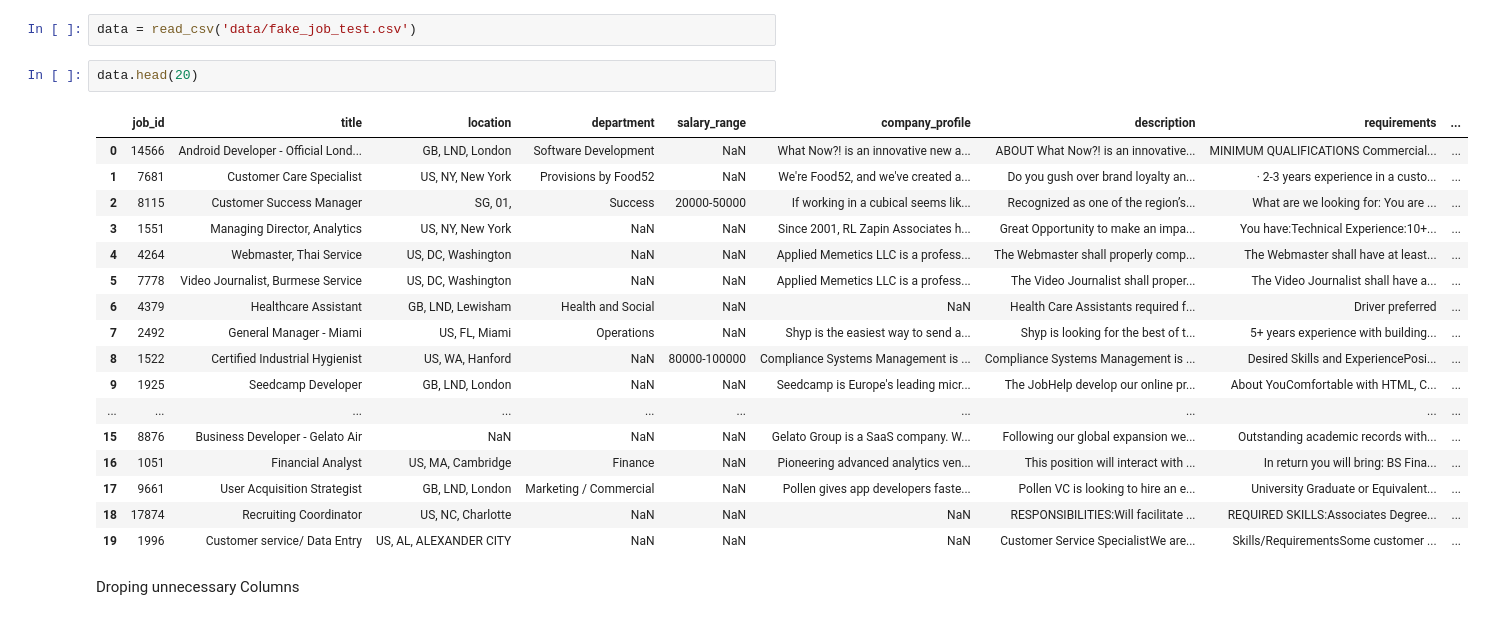
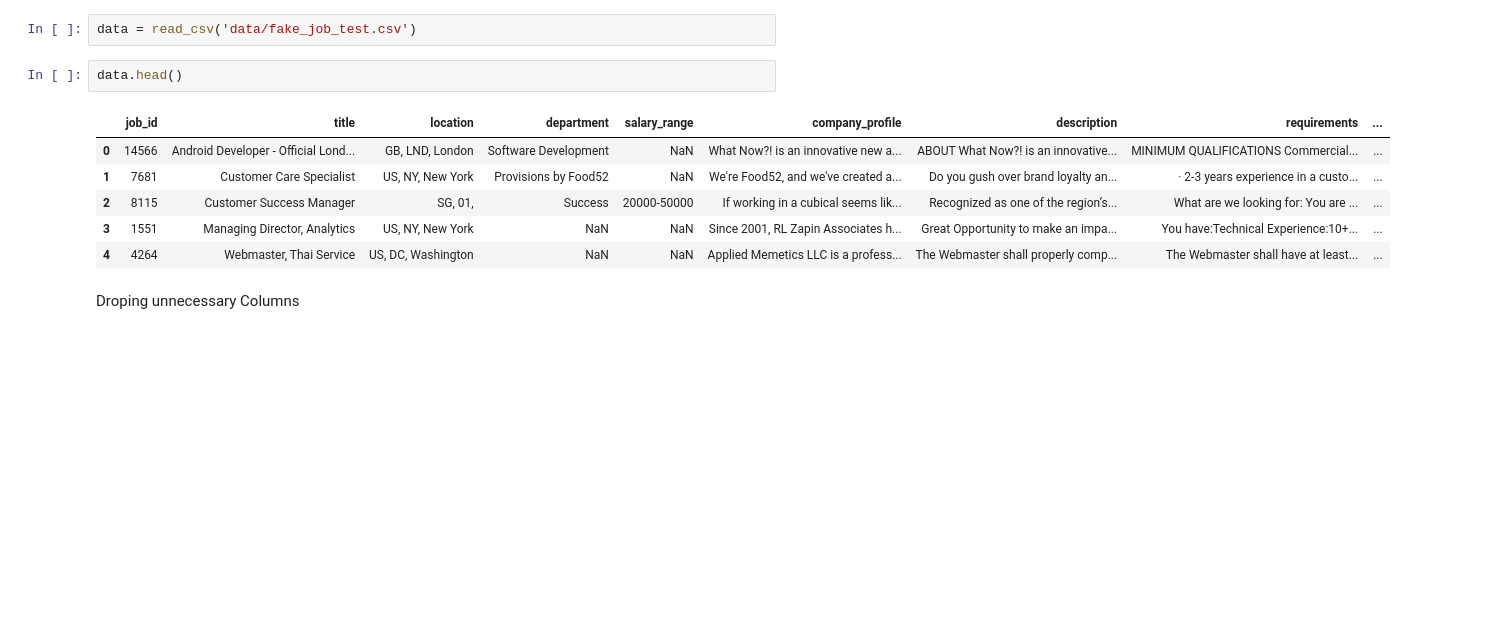
Before and after one commit to Akhilesh1902/fake_job_pred, a Jupyter notebook: fakeJob_test.ipynb, the cells around one changed output. Saved outputs shown, nothing was run; the diff lists cells and outputs as text; blank space fills up the shorter version.

```diff
--- a/fakeJob_test.ipynb
+++ b/fakeJob_test.ipynb
@@ -18,25 +18,14 @@ def read_csv(path):
 # %%
 data = read_csv('data/fake_job_test.csv')
 # %%
-data.head(20)
+data.head()
 # %% [output]
 |  | job_id | title | location | department | salary_range | company_profile | description | requirements | ... |
 | 0 | 14566 | Android Developer - Official Lond... | GB, LND, London | Software Development | NaN | What Now?! is an innovative new a... | ABOUT What Now?! is an innovative... | MINIMUM QUALIFICATIONS Commercial... | ... |
 | 1 | 7681 | Customer Care Specialist | US, NY, New York | Provisions by Food52 | NaN | We're Food52, and we've created a... | Do you gush over brand loyalty an... | · 2-3 years experience in a custo... | ... |
 | 2 | 8115 | Customer Success Manager | SG, 01, | Success | 20000-50000 | If working in a cubical seems lik... | Recognized as one of the region’s... | What are we looking for: You are ... | ... |
 | 3 | 1551 | Managing Director, Analytics | US, NY, New York | NaN | NaN | Since 2001, RL Zapin Associates h... | Great Opportunity to make an impa... | You have:Technical Experience:10+... | ... |
 | 4 | 4264 | Webmaster, Thai Service | US, DC, Washington | NaN | NaN | Applied Memetics LLC is a profess... | The Webmaster shall properly comp... | The Webmaster shall have at least... | ... |
-| 5 | 7778 | Video Journalist, Burmese Service | US, DC, Washington | NaN | NaN | Applied Memetics LLC is a profess... | The Video Journalist shall proper... | The Video Journalist shall have a... | ... |
-| 6 | 4379 | Healthcare Assistant | GB, LND, Lewisham | Health and Social | NaN | NaN | Health Care Assistants required f... | Driver preferred | ... |
-| 7 | 2492 | General Manager - Miami | US, FL, Miami | Operations | NaN | Shyp is the easiest way to send a... | Shyp is looking for the best of t... | 5+ years experience with building... | ... |
-| 8 | 1522 | Certified Industrial Hygienist | US, WA, Hanford | NaN | 80000-100000 | Compliance Systems Management is ... | Compliance Systems Management is ... | Desired Skills and ExperiencePosi... | ... |
-| 9 | 1925 | Seedcamp Developer | GB, LND, London | NaN | NaN | Seedcamp is Europe's leading micr... | The JobHelp develop our online pr... | About YouComfortable with HTML, C... | ... |
-| ... | ... | ... | ... | ... | ... | ... | ... | ... | ... |
-| 15 | 8876 | Business Developer - Gelato Air | NaN | NaN | NaN | Gelato Group is a SaaS company. W... | Following our global expansion we... | Outstanding academic records with... | ... |
-| 16 | 1051 | Financial Analyst | US, MA, Cambridge | Finance | NaN | Pioneering advanced analytics ven... | This position will interact with ... | In return you will bring: BS Fina... | ... |
-| 17 | 9661 | User Acquisition Strategist | GB, LND, London | Marketing / Commercial | NaN | Pollen gives app developers faste... | Pollen VC is looking to hire an e... | University Graduate or Equivalent... | ... |
-| 18 | 17874 | Recruiting Coordinator | US, NC, Charlotte | NaN | NaN | NaN | RESPONSIBILITIES:Will facilitate ... | REQUIRED SKILLS:Associates Degree... | ... |
-| 19 | 1996 | Customer service/ Data Entry | US, AL, ALEXANDER CITY | NaN | NaN | NaN | Customer Service SpecialistWe are... | Skills/RequirementsSome customer ... | ... |
 # %% [markdown]
 Droping unnecessary Columns
 # %%
```
Also changed, not shown: parts of 4 cells of this notebook, 4 other files.
